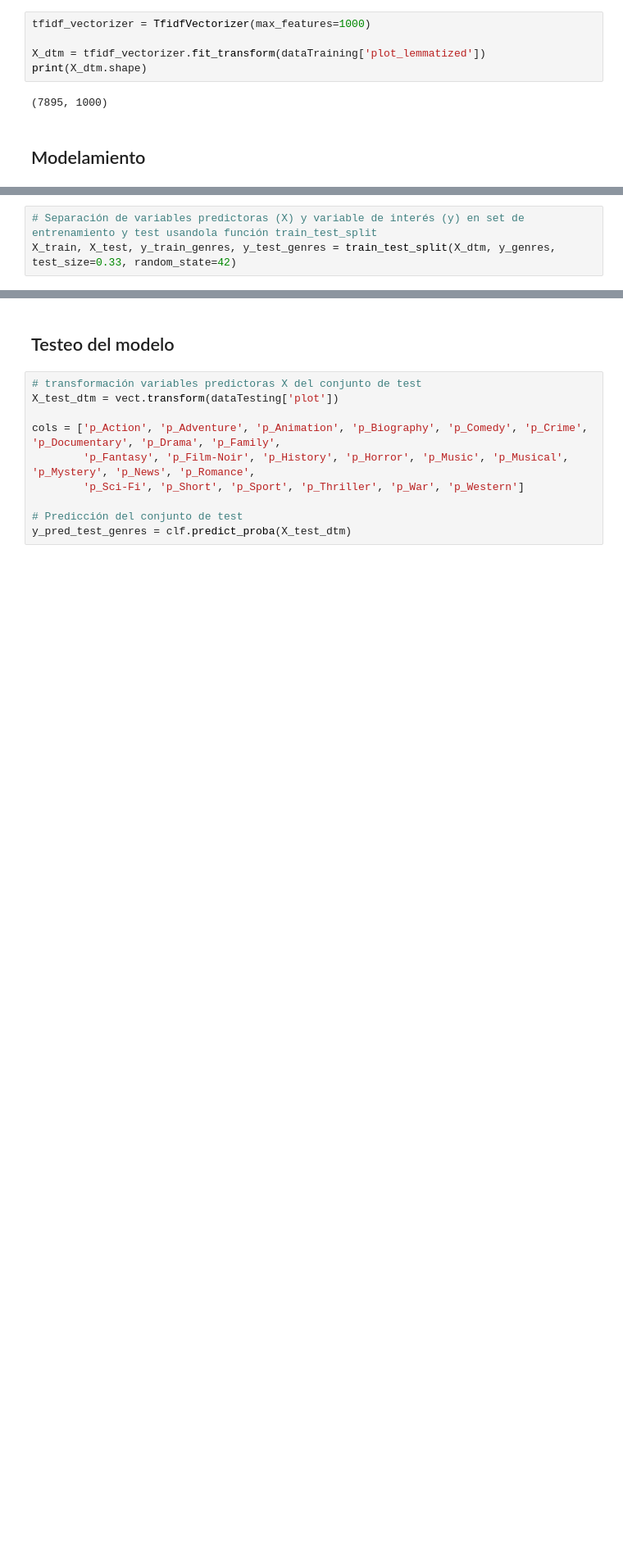
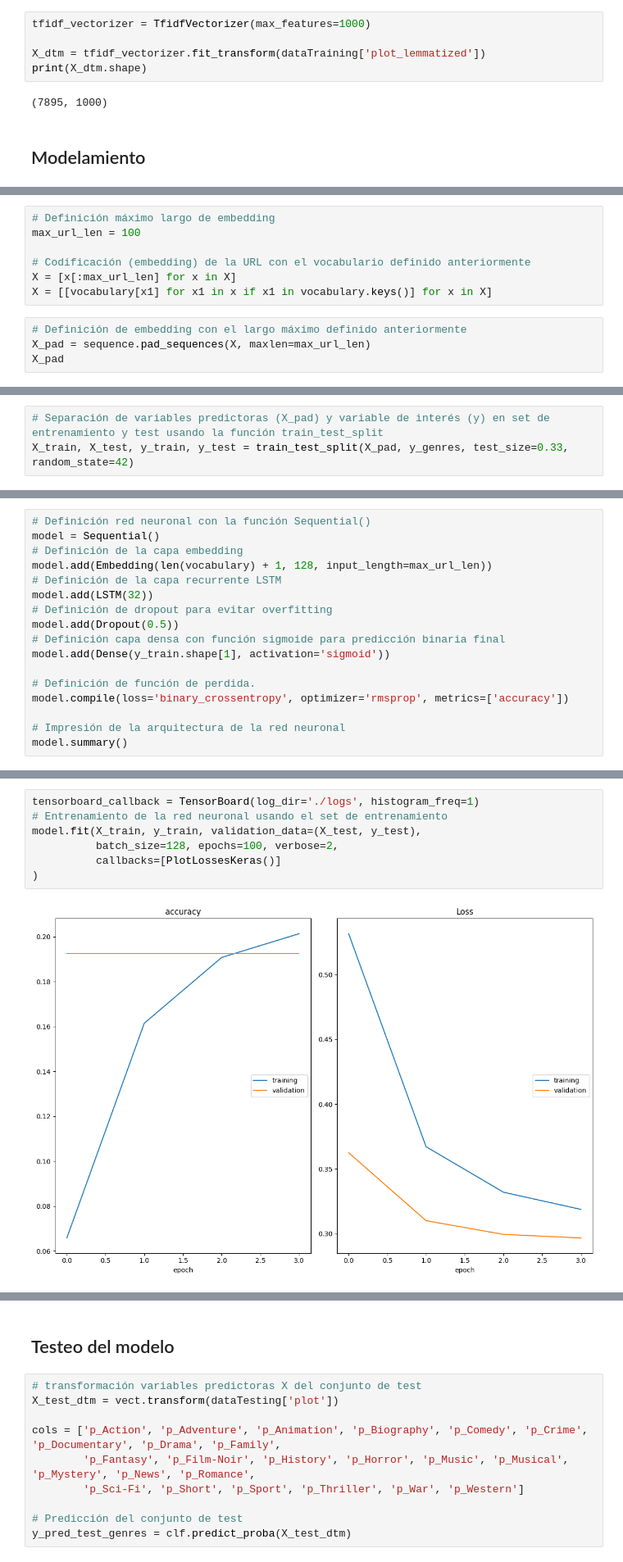
Before and after one commit to diegoalejop/MIAD_NLP_2024, a Jupyter notebook: Semana 7/S7P1_proyecto2.ipynb, the cells around one changed output, grey strips where cells are left out. Shown at 82% size. Drawn from its saved outputs; the diff is of its cells as text; blank space fills up the shorter version.

Commit message:
Agrega modelo red nauronal

```diff
--- a/Semana 7/S7P1_proyecto2.ipynb
+++ b/Semana 7/S7P1_proyecto2.ipynb
@@ -118,0 +151,11 @@ TypeError: eval() arg 1 must be a string, bytes or code object
+# %%
+# Definición máximo largo de embedding
+max_url_len = 100
+
+# Codificación (embedding) de la URL con el vocabulario definido anteriormente
+X = [x[:max_url_len] for x in X]
+X = [[vocabulary[x1] for x1 in x if x1 in vocabulary.keys()] for x in X]
+# %%
+# Definición de embedding con el largo máximo definido anteriormente
+X_pad = sequence.pad_sequences(X, maxlen=max_url_len)
+X_pad
@@ -119,3 +170,3 @@ TypeError: eval() arg 1 must be a string, bytes or code object
 # %%
-# Separación de variables predictoras (X) y variable de interés (y) en set de entrenamiento y test usandola función train_test_split
-X_train, X_test, y_train_genres, y_test_genres = train_test_split(X_dtm, y_genres, test_size=0.33, random_state=42)
+# Separación de variables predictoras (X_pad) y variable de interés (y) en set de entrenamiento y test usando la función train_test_split
+X_train, X_test, y_train, y_test = train_test_split(X_pad, y_genres, test_size=0.33, random_state=42)
@@ -128,0 +173,17 @@ OneVsRestClassifier(estimator=RandomForestClassifier(max_depth=10, n_jobs=-1,
+# %%
+# Definición red neuronal con la función Sequential()
+model = Sequential()
+# Definición de la capa embedding
+model.add(Embedding(len(vocabulary) + 1, 128, input_length=max_url_len))
+# Definición de la capa recurrente LSTM
+model.add(LSTM(32))
+# Definición de dropout para evitar overfitting
+model.add(Dropout(0.5))
+# Definición capa densa con función sigmoide para predicción binaria final
+model.add(Dense(y_train.shape[1], activation='sigmoid'))
+
+# Definición de función de perdida.
+model.compile(loss='binary_crossentropy', optimizer='rmsprop', metrics=['accuracy'])
+
+# Impresión de la arquitectura de la red neuronal
+model.summary()
@@ -128,0 +206,9 @@ OneVsRestClassifier(estimator=RandomForestClassifier(max_depth=10, n_jobs=-1,
+# %%
+tensorboard_callback = TensorBoard(log_dir='./logs', histogram_freq=1)
+# Entrenamiento de la red neuronal usando el set de entrenamiento
+model.fit(X_train, y_train, validation_data=(X_test, y_test),
+          batch_size=128, epochs=100, verbose=2,
+          callbacks=[PlotLossesKeras()]
+)
+# %% [output]
+[figure, added]
```
Also changed, not shown: parts of 11 cells of this notebook, 1 other file.
